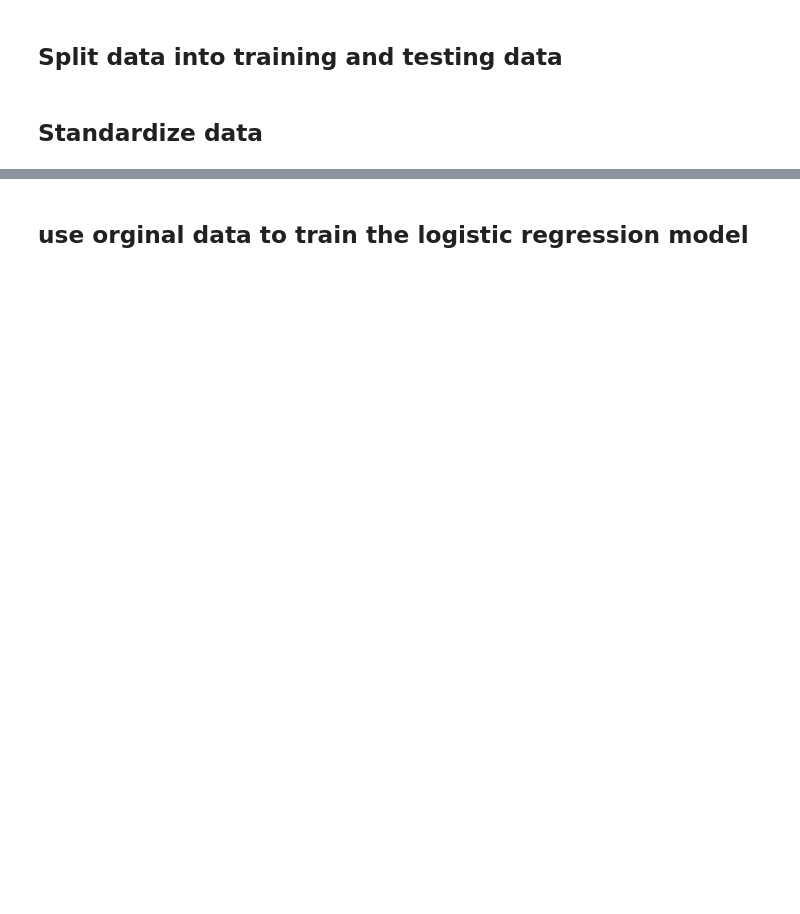
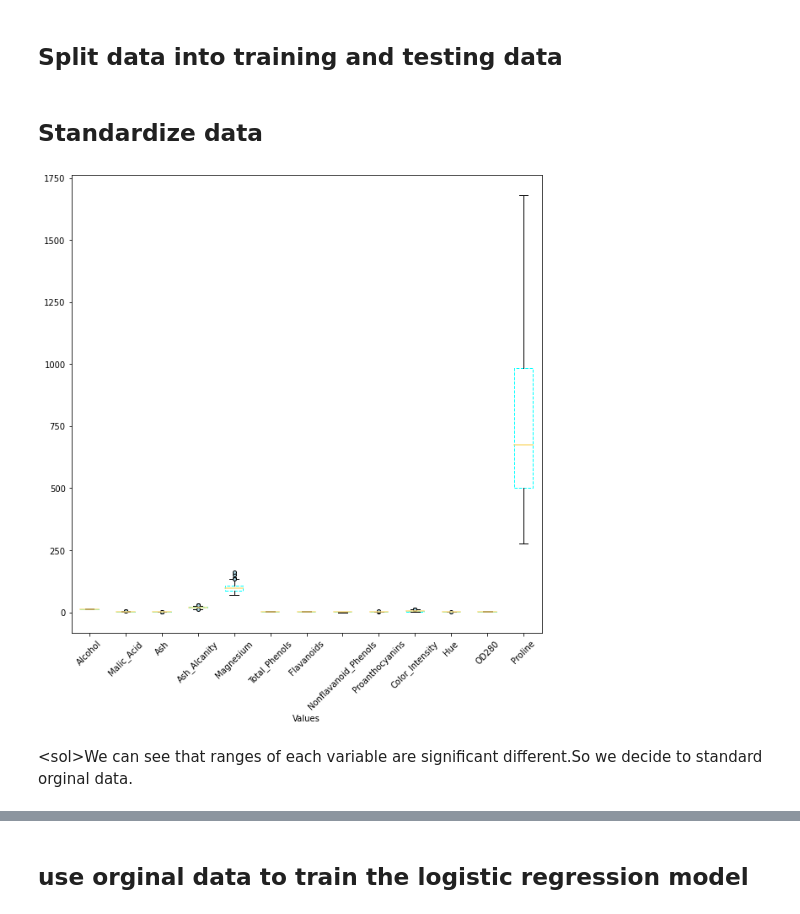
Before and after one commit to aceaceace123/Maching-Learning, a Jupyter notebook: Machine Learning/SVM and Neural network.ipynb, the cells around one changed output, grey strips where cells are left out. Saved outputs shown, nothing was run; the diff lists cells and outputs as text; code cells hidden in the pictures; blank space fills up the shorter version.

```diff
--- a/Machine Learning/SVM and Neural network.ipynb
+++ b/Machine Learning/SVM and Neural network.ipynb
@@ -42,6 +65,6 @@ from sklearn.neural_network import MLPClassifier
 # %% [markdown]
 ### Import Data
 # %%
-df = pd.read_excel('/Users/liang/Documents/淺度機器學習/資料集/Wine.xlsx')
-X = np.array(df.iloc[:, :-1]) # 排除最後一欄標籤
+df = pd.read_excel('/Users/liang/Documents/NTPU/淺度機器學習/資料集/Wine.xlsx')
+X = np.array(df.iloc[:, :-1]) # drop the last variable(y)
 y = np.array(df.iloc[:, -1])
@@ -51,6 +83,23 @@ y = np.array(df.iloc[:, -1])
 X_train, X_test, y_train, y_test = train_test_split(X, y, test_size=0.30)#每次執行的結果會不一樣
 # %% [markdown]
 ## Standardize data
+# %%
+variables = df.columns
+df=np.array(df)
+fig, ax = plt.subplots(figsize=(10, 10))
+boxprops = dict(linestyle='--', linewidth=1, color='#00FFFF')#darkgoldenrod
+medianprops = dict(linestyle='-', linewidth=1.5, color='#FBDD7E')
+flierprops = dict(marker='o', markerfacecolor='#ADD8E6',
+                  markersize=4, linestyle='none')
+ax.boxplot(df[:, 0:13], boxprops=boxprops,
+           flierprops=flierprops, labels=variables[0:13],medianprops=medianprops, vert=True)
+ax.set_xlabel('Values')
+plt.xticks(rotation=45)
+plt.show()
+# %% [output]
+[figure, added]
+# %% [markdown]
+<sol\>We can see that ranges of each variable are significant different.So we decide to standard orginal data.
 # %%
 scaler = StandardScaler()
 X_train_ = scaler.fit_transform(X_train)
```
Also changed, not shown: parts of 26 cells of this notebook, 1 other file.
